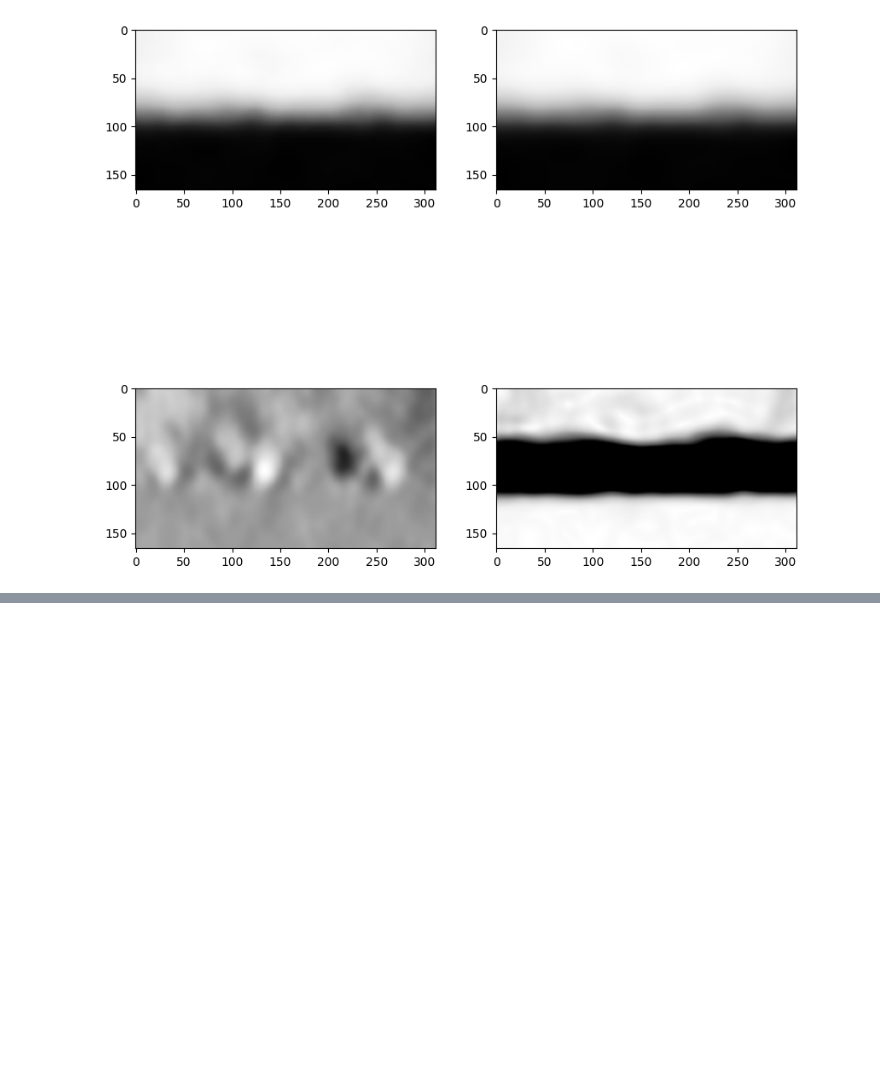
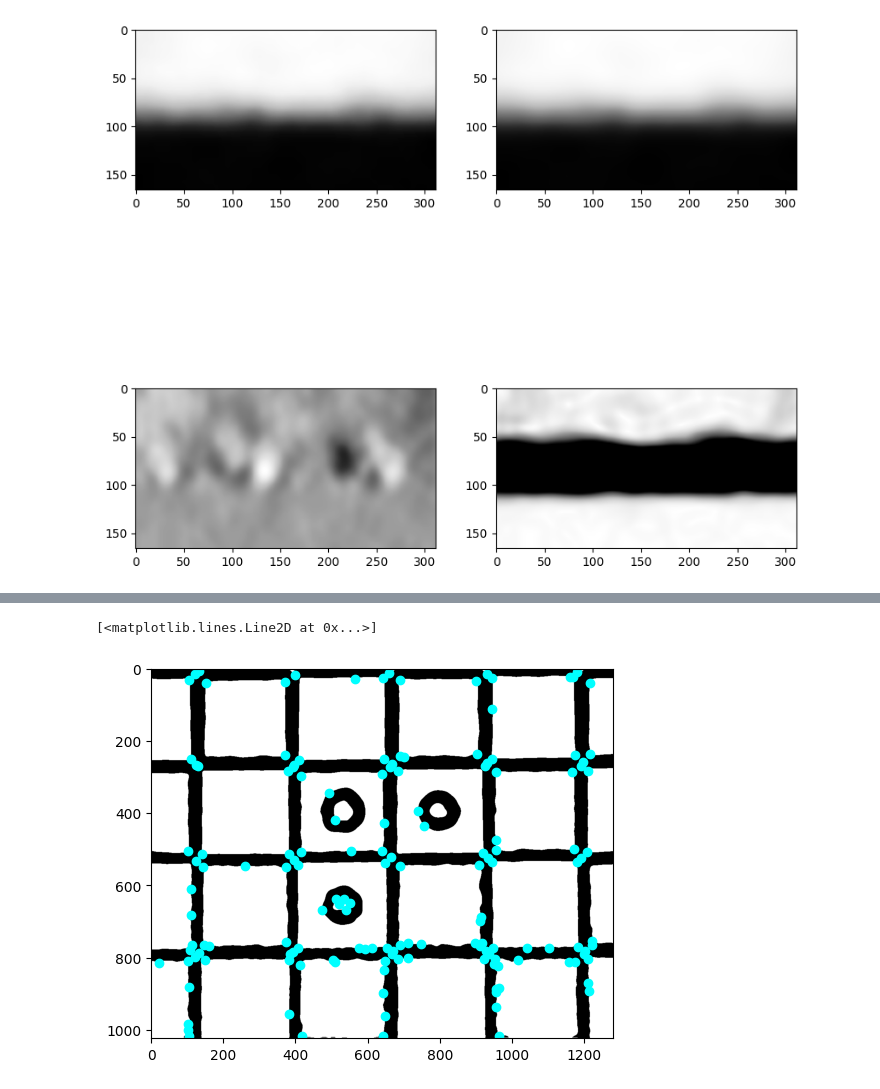
Before and after one commit to ale-chen/Armored_Particles, a Jupyter notebook: calibration_testing.ipynb, the cells around one changed output, grey strips where cells are left out. Saved outputs shown, nothing was run; the diff lists cells and outputs as text; code cells hidden in the pictures; blank space fills up the shorter version.

Commit message:
corner detection

```diff
--- a/calibration_testing.ipynb
+++ b/calibration_testing.ipynb
@@ -56,0 +64,14 @@ plt.imshow(thresholded,cmap='Greys')
+# %%
+from skimage.feature import corner_harris, corner_subpix, corner_peaks
+
+coords = corner_peaks(corner_harris(thresholded), min_distance=5, threshold_rel=0.1)
+coords_subpix = corner_subpix(thresholded, coords, window_size=13)
+
+fig, ax = plt.subplots()
+ax.imshow(thresholded, cmap=plt.cm.gray)
+ax.plot(
+    coords[:, 1], coords[:, 0], color='cyan', marker='o', linestyle='None', markersize=6
+)
+# %% [output]
+[<matplotlib.lines.Line2D at 0x...>]
+[figure, added]
```
Also changed, not shown: parts of 7 cells of this notebook.
